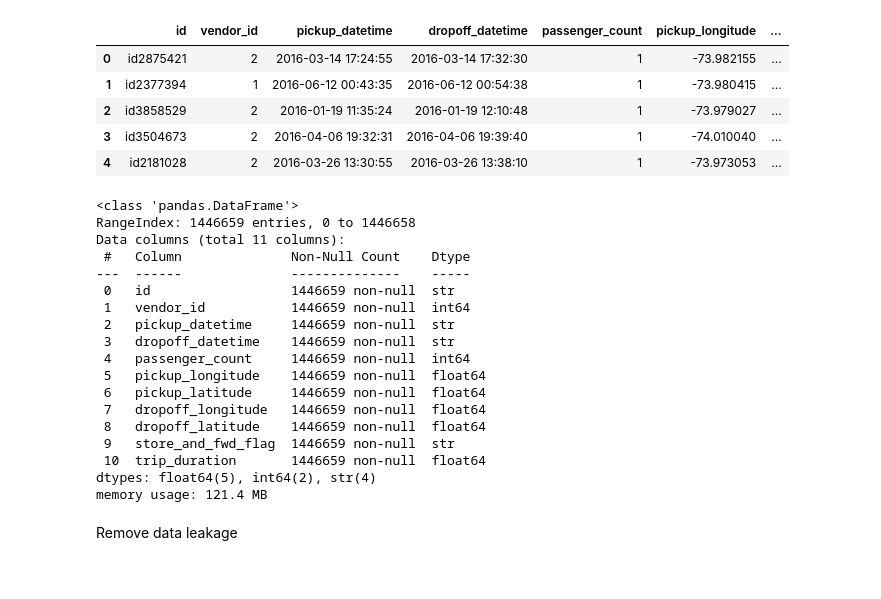
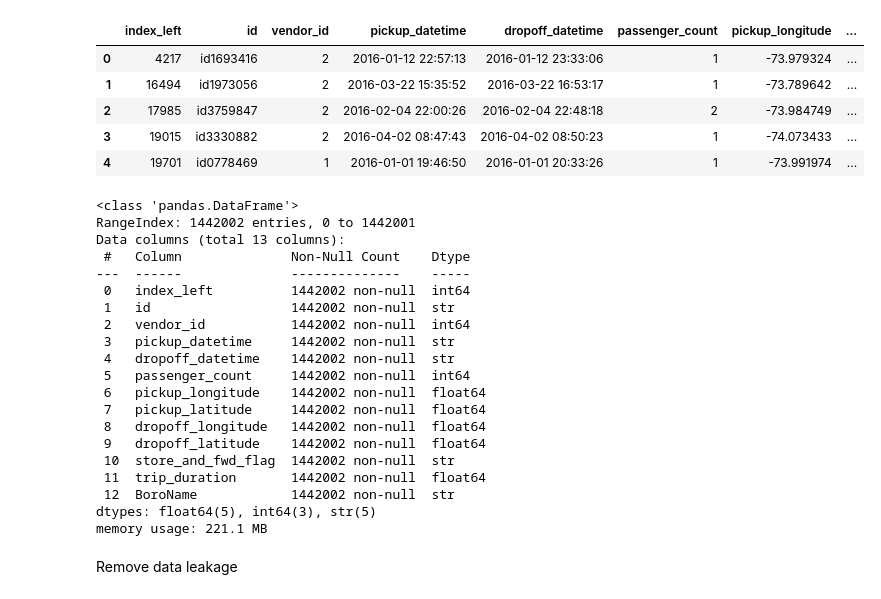
Before and after one commit to IoannisDev/NYC-trip-duration-prediction, a Jupyter notebook: notebook/experiment_linear_regression.ipynb, the cells around one changed output. Drawn from its saved outputs; the diff is of its cells as text; code cells hidden in the pictures.

```diff
--- a/notebook/experiment_linear_regression.ipynb
+++ b/notebook/experiment_linear_regression.ipynb
@@ -11,36 +13,38 @@ from sklearn.metrics import r2_score
 import seaborn as sns
 # %%
 DATA_DIR = Path.cwd().parent / "data"
-df = pd.read_csv(DATA_DIR / "processed" / "NYC_ride_cleaned.csv")
+df = pd.read_csv(DATA_DIR / "processed" / "cleaned_taxi_data.csv")
 df.head(5)
 # %% [output]
-|  | id | vendor_id | pickup_datetime | dropoff_datetime | passenger_count | pickup_longitude | ... |
-| 0 | id2875421 | 2 | 2016-03-14 17:24:55 | 2016-03-14 17:32:30 | 1 | -73.982155 | ... |
-| 1 | id2377394 | 1 | 2016-06-12 00:43:35 | 2016-06-12 00:54:38 | 1 | -73.980415 | ... |
-| 2 | id3858529 | 2 | 2016-01-19 11:35:24 | 2016-01-19 12:10:48 | 1 | -73.979027 | ... |
-| 3 | id3504673 | 2 | 2016-04-06 19:32:31 | 2016-04-06 19:39:40 | 1 | -74.010040 | ... |
-| 4 | id2181028 | 2 | 2016-03-26 13:30:55 | 2016-03-26 13:38:10 | 1 | -73.973053 | ... |
+|  | index_left | id | vendor_id | pickup_datetime | dropoff_datetime | passenger_count | pickup_longitude | ... |
+| 0 | 4217 | id1693416 | 2 | 2016-01-12 22:57:13 | 2016-01-12 23:33:06 | 1 | -73.979324 | ... |
+| 1 | 16494 | id1973056 | 2 | 2016-03-22 15:35:52 | 2016-03-22 16:53:17 | 1 | -73.789642 | ... |
+| 2 | 17985 | id3759847 | 2 | 2016-02-04 22:00:26 | 2016-02-04 22:48:18 | 2 | -73.984749 | ... |
+| 3 | 19015 | id3330882 | 2 | 2016-04-02 08:47:43 | 2016-04-02 08:50:23 | 1 | -74.073433 | ... |
+| 4 | 19701 | id0778469 | 1 | 2016-01-01 19:46:50 | 2016-01-01 20:33:26 | 1 | -73.991974 | ... |
 # %%
 df.info()
 # %% [output]
 <class 'pandas.DataFrame'>
-RangeIndex: 1446659 entries, 0 to 1446658
-Data columns (total 11 columns):
+RangeIndex: 1442002 entries, 0 to 1442001
+Data columns (total 13 columns):
  #   Column              Non-Null Count    Dtype
 ---  ------              --------------    -----
- 0   id                  1446659 non-null  str
- 1   vendor_id           1446659 non-null  int64
- 2   pickup_datetime     1446659 non-null  str
- 3   dropoff_datetime    1446659 non-null  str
- 4   passenger_count     1446659 non-null  int64
- 5   pickup_longitude    1446659 non-null  float64
- 6   pickup_latitude     1446659 non-null  float64
- 7   dropoff_longitude   1446659 non-null  float64
- 8   dropoff_latitude    1446659 non-null  float64
- 9   store_and_fwd_flag  1446659 non-null  str
- 10  trip_duration       1446659 non-null  float64
-dtypes: float64(5), int64(2), str(4)
-memory usage: 121.4 MB
+ 0   index_left          1442002 non-null  int64
+ 1   id                  1442002 non-null  str
+ 2   vendor_id           1442002 non-null  int64
+ 3   pickup_datetime     1442002 non-null  str
+ 4   dropoff_datetime    1442002 non-null  str
+ 5   passenger_count     1442002 non-null  int64
+ 6   pickup_longitude    1442002 non-null  float64
+ 7   pickup_latitude     1442002 non-null  float64
+ 8   dropoff_longitude   1442002 non-null  float64
+ 9   dropoff_latitude    1442002 non-null  float64
+ 10  store_and_fwd_flag  1442002 non-null  str
+ 11  trip_duration       1442002 non-null  float64
+ 12  BoroName            1442002 non-null  str
+dtypes: float64(5), int64(3), str(5)
+memory usage: 221.1 MB
 # %%
 df['pickup_datetime'] = pd.to_datetime(df['pickup_datetime'])
 # %% [markdown]
```
Also changed, not shown: parts of 10 cells of this notebook, 11 other files.
